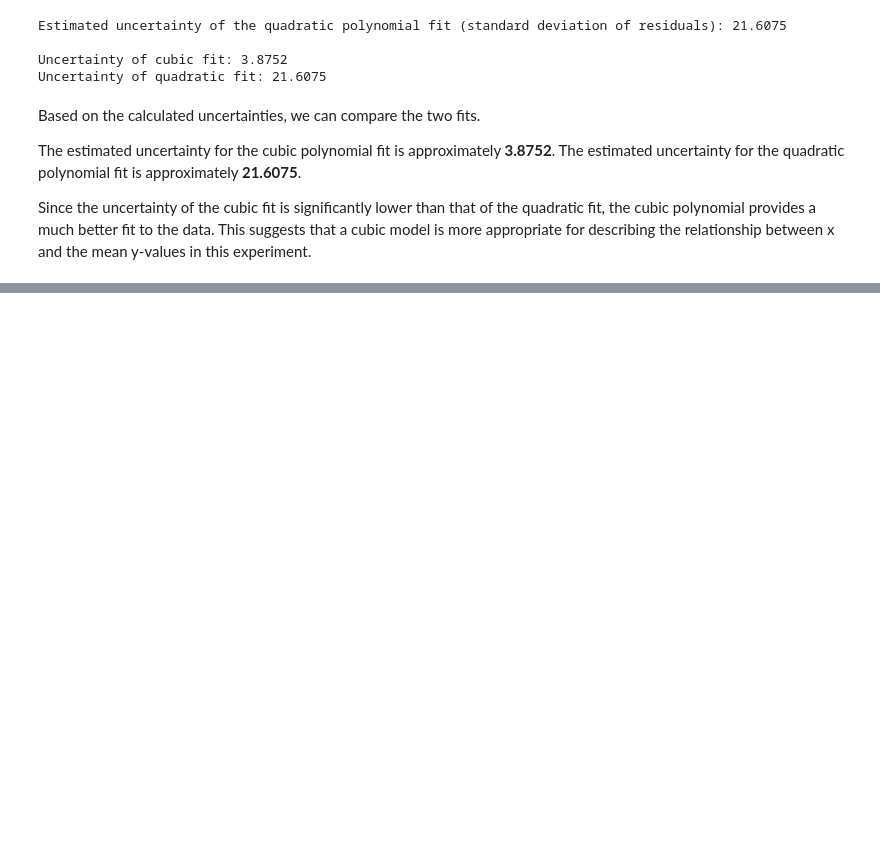
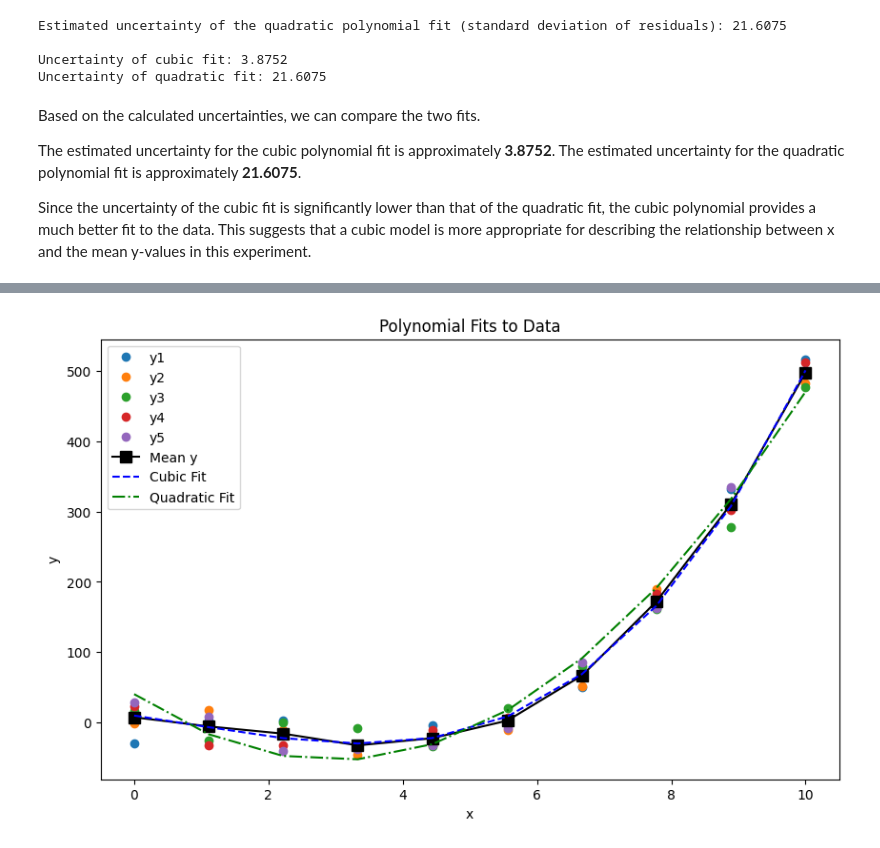
Before and after one commit to neha-jadhavs/ENGPHYS-3NM4, a Jupyter notebook: Assignments/Assignment_2.ipynb, the cells around one changed output, grey strips where cells are left out. Cells and saved outputs as stored; diff of their text form; code cells hidden in the pictures; blank space fills up the shorter version.

```diff
--- a/Assignments/Assignment_2.ipynb
+++ b/Assignments/Assignment_2.ipynb
@@ -277,0 +338,35 @@ Since the uncertainty of the cubic fit is significantly lower than that of the q
+# %%
+import matplotlib.pyplot as plt
+
+# Create a figure and axes for the plot
+plt.figure(figsize=(10, 6))
+
+# Iterate through each column of y_data and plot
+for i in range(y_data.shape[1]):
+    plt.plot(x_data, y_data[:, i], marker='o', linestyle='', label=f'y{i+1}')
+
+# Add the mean y-values to the plot
+plt.plot(x_data, y_mean, marker='s', linestyle='-', color='black', markersize=8, label='Mean y')
+
+# Add the cubic fit to the plot
+plt.plot(x_data, y_predicted, linestyle='--', color='blue', label='Cubic Fit')
+
+# Add the quadratic fit to the plot
+plt.plot(x_data, y_predicted_quadratic, linestyle='-.', color='green', label='Quadratic Fit')
+
+# Add an x-axis label
+plt.xlabel('x')
+
+# Add a y-axis label
+plt.ylabel('y')
+
+# Add a title to the plot
+plt.title('Polynomial Fits to Data')
+
+# Add a legend to the plot
+plt.legend()
+
+# Display the plot
+plt.show()
+# %% [output]
+[figure, added]
```
Also changed, not shown: parts of 3 cells of this notebook.
